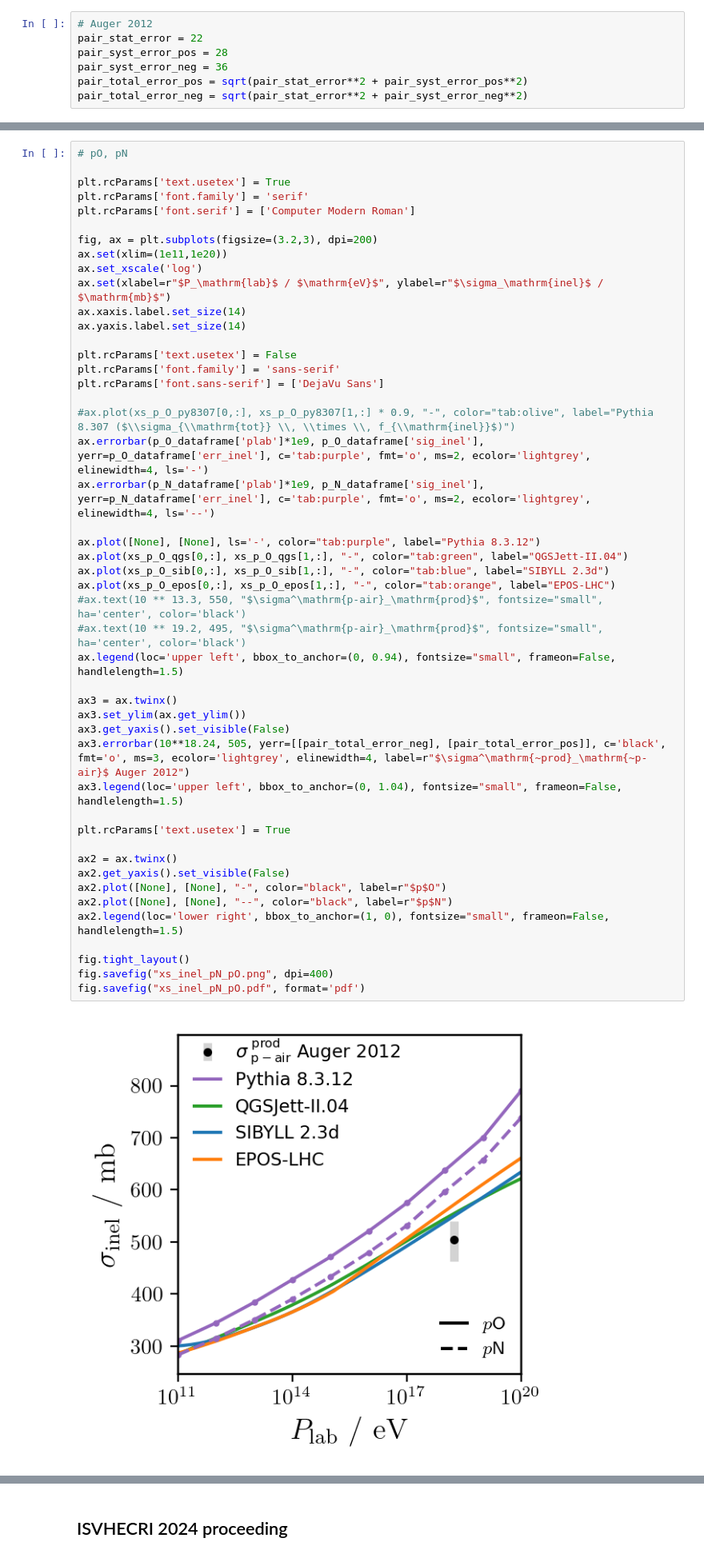
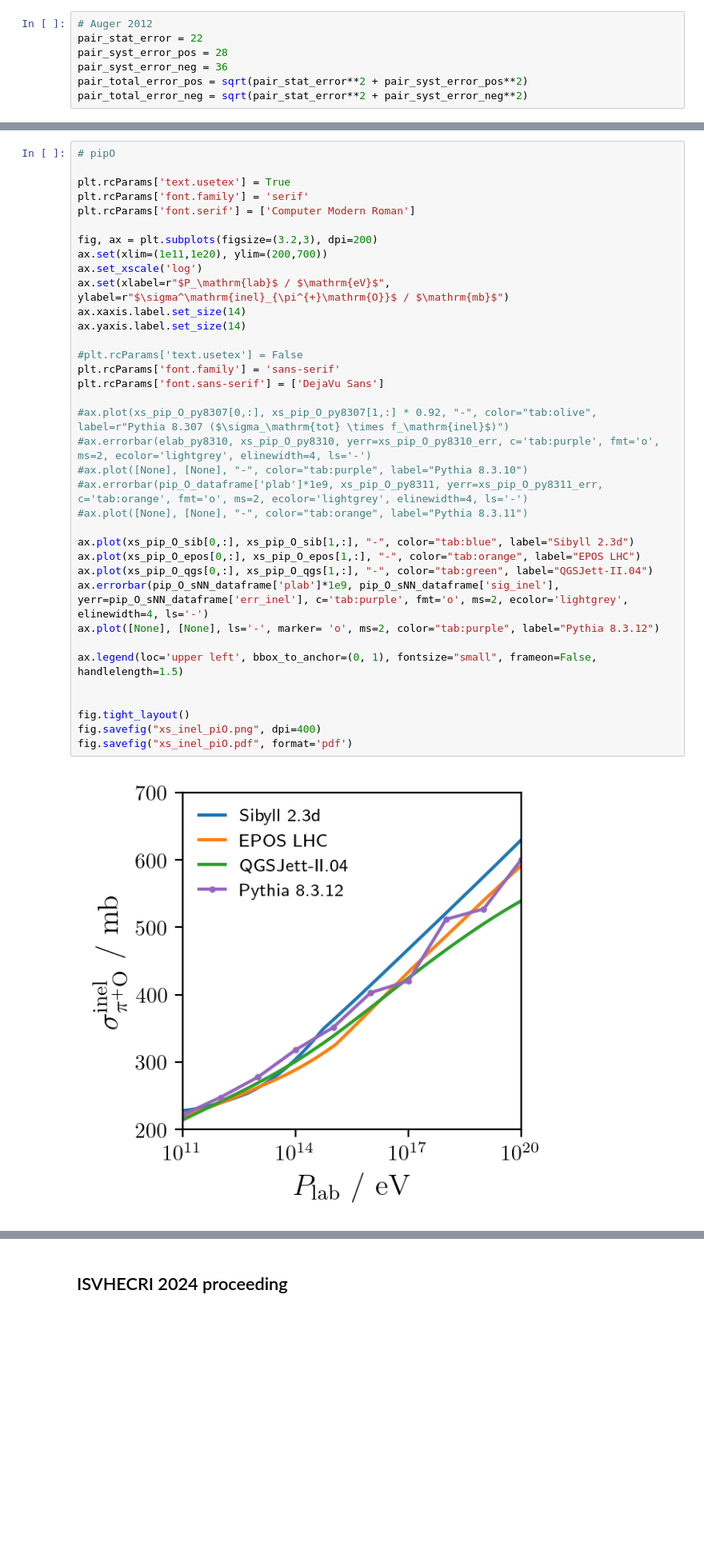
Before and after one commit to gaudu/pythia8312, a Jupyter notebook: examples/pythia8312_xsec_plotting.ipynb, the cells around one changed output, grey strips where cells are left out. Shown at 80% size. Drawn from its saved outputs; the diff is of its cells as text; blank space fills up the shorter version.

```diff
--- a/examples/pythia8312_xsec_plotting.ipynb
+++ b/examples/pythia8312_xsec_plotting.ipynb
@@ -360,49 +337,38 @@ fig.savefig("xs_inel_pO.pdf", format='pdf')
 # %%
-# pO, pN
+# pipO
 
 plt.rcParams['text.usetex'] = True
 plt.rcParams['font.family'] = 'serif'
 plt.rcParams['font.serif'] = ['Computer Modern Roman']
 
 fig, ax = plt.subplots(figsize=(3.2,3), dpi=200)
-ax.set(xlim=(1e11,1e20))
+ax.set(xlim=(1e11,1e20), ylim=(200,700))
 ax.set_xscale('log')
-ax.set(xlabel=r"$P_\mathrm{lab}$ / $\mathrm{eV}$", ylabel=r"$\sigma_\mathrm{inel}$ / $\mathrm{mb}$")
+ax.set(xlabel=r"$P_\mathrm{lab}$ / $\mathrm{eV}$", ylabel=r"$\sigma^\mathrm{inel}_{\pi^{+}\mathrm{O}}$ / $\mathrm{mb}$")
 ax.xaxis.label.set_size(14)
 ax.yaxis.label.set_size(14)
 
-plt.rcParams['text.usetex'] = False
+#plt.rcParams['text.usetex'] = False
 plt.rcParams['font.family'] = 'sans-serif'
 plt.rcParams['font.sans-serif'] = ['DejaVu Sans']
 
-#ax.plot(xs_p_O_py8307[0,:], xs_p_O_py8307[1,:] * 0.9, "-", color="tab:olive", label="Pythia 8.307 ($\\sigma_{\\mathrm{tot}} \\, \\times \\, f_{\\mathrm{inel}}$)")
-ax.errorbar(p_O_dataframe['plab']*1e9, p_O_dataframe['sig_inel'], yerr=p_O_dataframe['err_inel'], c='tab:purple', fmt='o', ms=2, ecolor='lightgrey', elinewidth=4, ls='-')
-ax.errorbar(p_N_dataframe['plab']*1e9, p_N_dataframe['sig_inel'], yerr=p_N_dataframe['err_inel'], c='tab:purple', fmt='o', ms=2, ecolor='lightgrey', elinewidth=4, ls='--')
+#ax.plot(xs_pip_O_py8307[0,:], xs_pip_O_py8307[1,:] * 0.92, "-", color="tab:olive", label=r"Pythia 8.307 ($\sigma_\mathrm{tot} \times f_\mathrm{inel}$)")
+#ax.errorbar(elab_py8310, xs_pip_O_py8310, yerr=xs_pip_O_py8310_err, c='tab:purple', fmt='o', ms=2, ecolor='lightgrey', elinewidth=4, ls='-')
+#ax.plot([None], [None], "-", color="tab:purple", label="Pythia 8.3.10")
+#ax.errorbar(pip_O_dataframe['plab']*1e9, xs_pip_O_py8311, yerr=xs_pip_O_py8311_err, c='tab:orange', fmt='o', ms=2, ecolor='lightgrey', elinewidth=4, ls='-')
+#ax.plot([None], [None], "-", color="tab:orange", label="Pythia 8.3.11")
 
-ax.plot([None], [None], ls='-', color="tab:purple", label="Pythia 8.3.12")
-ax.plot(xs_p_O_qgs[0,:], xs_p_O_qgs[1,:], "-", color="tab:green", label="QGSJett-II.04")
-ax.plot(xs_p_O_sib[0,:], xs_p_O_sib[1,:], "-", color="tab:blue", label="SIBYLL 2.3d")
-ax.plot(xs_p_O_epos[0,:], xs_p_O_epos[1,:], "-", color="tab:orange", label="EPOS-LHC")
-#ax.text(10 ** 13.3, 550, "$\sigma^\mathrm{p-air}_\mathrm{prod}$", fontsize="small", ha='center', color='black')
-#ax.text(10 ** 19.2, 495, "$\sigma^\mathrm{p-air}_\mathrm{prod}$", fontsize="small", ha='center', color='black')
-ax.legend(loc='upper left', bbox_to_anchor=(0, 0.94), fontsize="small", frameon=False, handlelength=1.5)
+ax.plot(xs_pip_O_sib[0,:], xs_pip_O_sib[1,:], "-", color="tab:blue", label="Sibyll 2.3d")
+ax.plot(xs_pip_O_epos[0,:], xs_pip_O_epos[1,:], "-", color="tab:orange", label="EPOS LHC")
+ax.plot(xs_pip_O_qgs[0,:], xs_pip_O_qgs[1,:], "-", color="tab:green", label="QGSJett-II.04")
+ax.errorbar(pip_O_sNN_dataframe['plab']*1e9, pip_O_sNN_dataframe['sig_inel'], yerr=pip_O_sNN_dataframe['err_inel'], c='tab:purple', fmt='o', ms=2, ecolor='lightgrey', elinewidth=4, ls='-')
+ax.plot([None], [None], ls='-', marker= 'o', ms=2, color="tab:purple", label="Pythia 8.3.12")
 
-ax3 = ax.twinx()
-ax3.set_ylim(ax.get_ylim())
-ax3.get_yaxis().set_visible(False)
-ax3.errorbar(10**18.24, 505, yerr=[[pair_total_error_neg], [pair_total_error_pos]], c='black', fmt='o', ms=3, ecolor='lightgrey', elinewidth=4, label=r"$\sigma^\mathrm{~prod}_\mathrm{~p-air}$ Auger 2012")
-ax3.legend(loc='upper left', bbox_to_anchor=(0, 1.04), fontsize="small", frameon=False, handlelength=1.5)
+ax.legend(loc='upper left', bbox_to_anchor=(0, 1), fontsize="small", frameon=False, handlelength=1.5)
 
-plt.rcParams['text.usetex'] = True
-
-ax2 = ax.twinx()
-ax2.get_yaxis().set_visible(False)
-ax2.plot([None], [None], "-", color="black", label=r"$p$O")
-ax2.plot([None], [None], "--", color="black", label=r"$p$N")
-ax2.legend(loc='lower right', bbox_to_anchor=(1, 0), fontsize="small", frameon=False, handlelength=1.5)
 
 fig.tight_layout()
-fig.savefig("xs_inel_pN_pO.png", dpi=400)
-fig.savefig("xs_inel_pN_pO.pdf", format='pdf')
+fig.savefig("xs_inel_piO.png", dpi=400)
+fig.savefig("xs_inel_piO.pdf", format='pdf')
 # %% [output]
-[figure, old version]
+[figure, new version]
```
Also changed, not shown: parts of 25 cells of this notebook.
